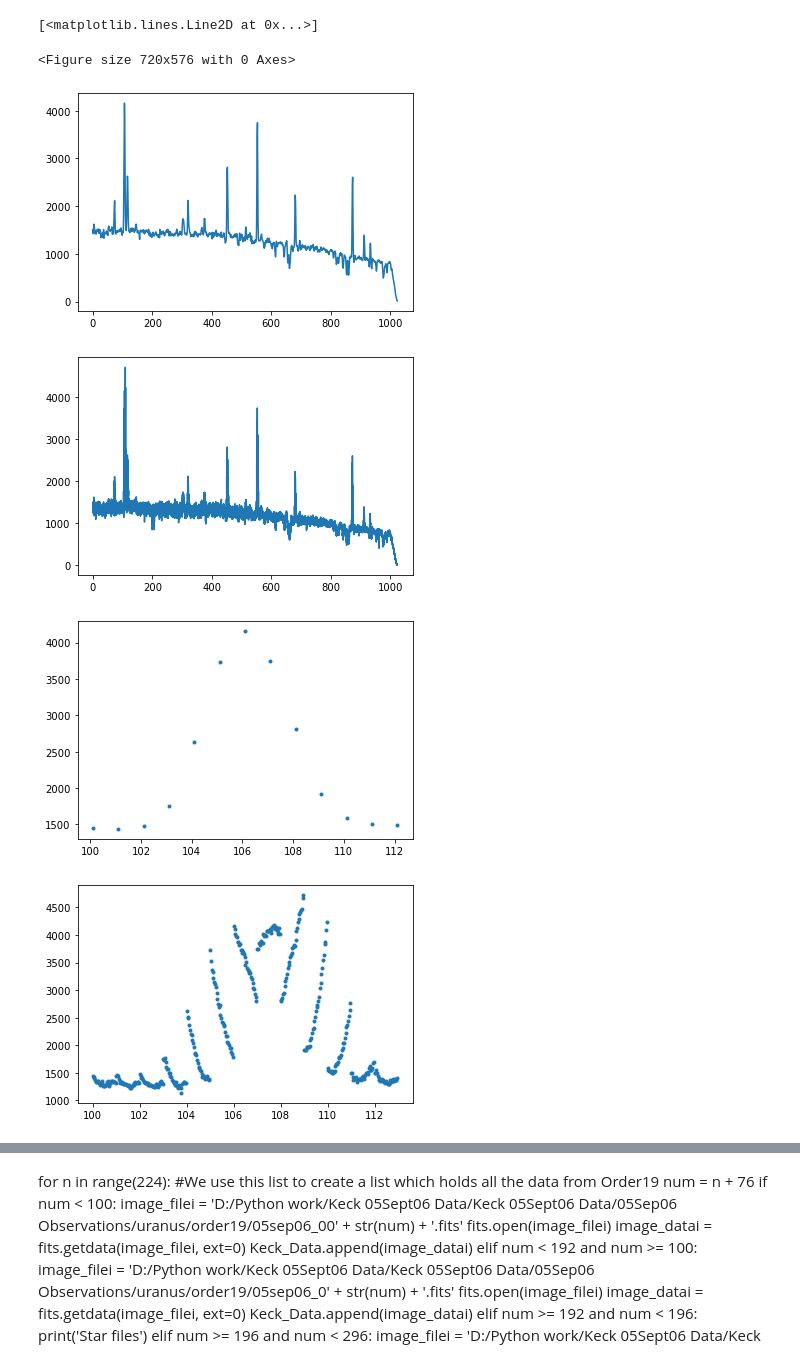
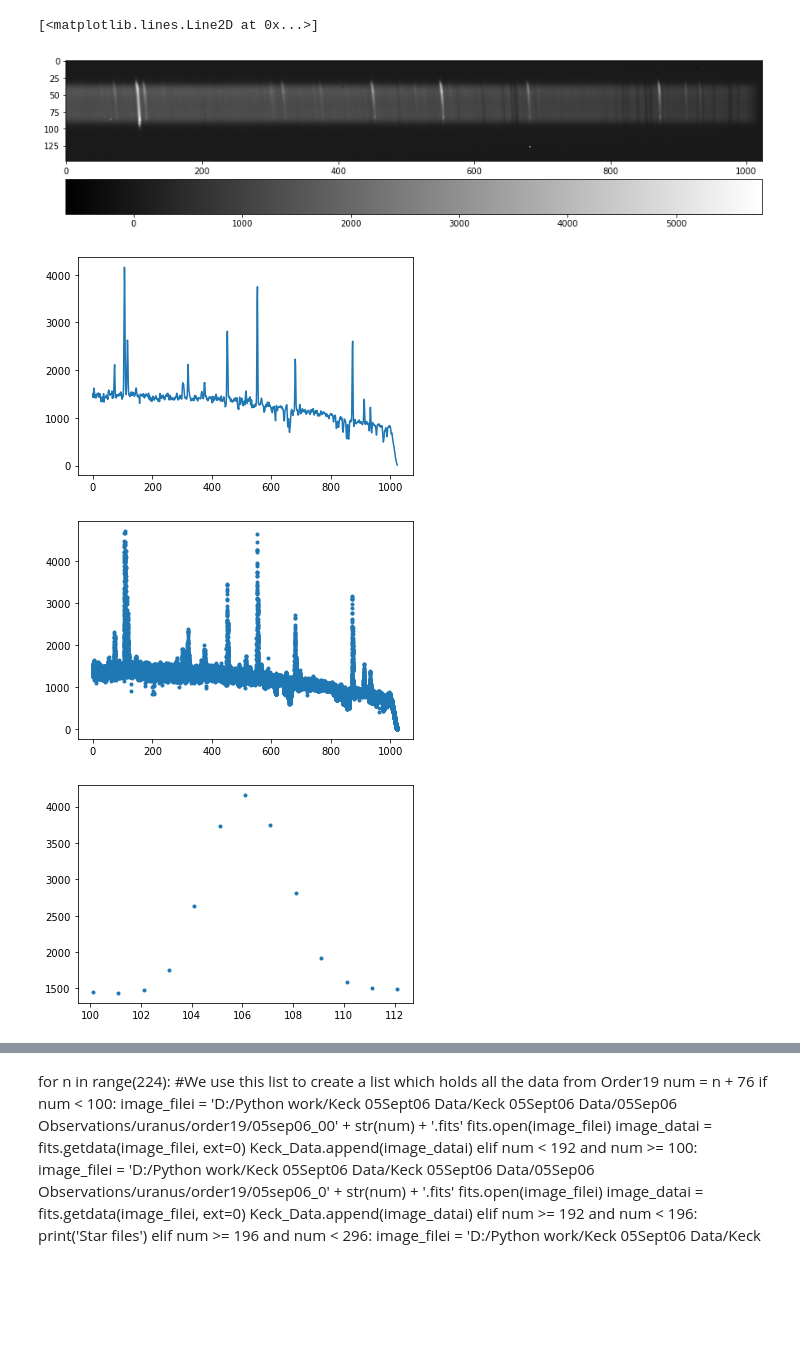
Before and after one commit to ruoyanwangdr/Dynamics-of-Jovian-Infrared-Auroral-Ionosphere-and-Thermosphere, a Jupyter notebook: h3p.ipynb, the cells around one changed output, grey strips where cells are left out. Cells and saved outputs as stored; diff of their text form; code cells hidden in the pictures; blank space fills up the shorter version.

```diff
--- a/h3p.ipynb
+++ b/h3p.ipynb
@@ -27,7 +27,7 @@ for i in range(filesize):
         break
 nirspec7_data_array = np.array(nirspec7_data)
 
-# sky 51, 59; obect 52 to 58
+# sky 51, 59; object 52 to 58
 data51 = nirspec7_data_array[29] # sky
 data53 = nirspec7_data_array[31] # object
 
@@ -35,43 +35,42 @@ data53 = nirspec7_data_array[31] # object
 subtracted = data53 - data51
 
 # show reduced fits
-plt.figure(figsize=(10,8))
-#plt.imshow(subtracted)
-#plt.colorbar(orientation='horizontal', pad=0.05)
+plt.figure(figsize=(15,8))
+plt.imshow(subtracted, cmap='gist_gray')
+plt.colorbar(orientation='horizontal', pad=0.05)
 
 # load waverange
 waverange = fits.open(filepath + 'waverange.fits', ignore_missing_end=True)[0].data
 
 
 # plot cropped slit
 pixel = np.linspace(0, 1024, 1024)
 selected_slit = subtracted[50]
 
 plt.figure()
 plt.plot(pixel, selected_slit)
 
 # Obtain more slits
-multi_slit = subtracted[50:80]
+multi_slit = subtracted[45:80,]
 multi_pixel = np.linspace(0, 1024, 1024*len(multi_slit))
 flattened_slit = np.ravel(multi_slit.T)
 
 plt.figure()
-plt.plot(multi_pixel, flattened_slit)
+plt.plot(multi_pixel, flattened_slit, '.')
 
 # select certain waverange/pixel
 #index = np.where((waverange>2.1216) & (waverange<2.12197))
 index = np.where((pixel>100)*(pixel<113))
 multi_index = np.where((multi_pixel>100)*(multi_pixel<113))
 
 # plot slit with selected waverange/pixel
 plt.figure()
 plt.plot(pixel[index], selected_slit[index],'.')
 plt.figure()
 plt.plot(multi_pixel[multi_index], flattened_slit[multi_index],'.')
 # %% [output]
 [<matplotlib.lines.Line2D at 0x...>]
-<Figure size 720x576 with 0 Axes>
-[figure, old version]
+[figure, new version]
-[figure, old version]
+[figure, new version]
-[figure, old version]
+[figure, new version]
-[figure, old version]
+[figure, new version]
```
Also changed, not shown: parts of 2 cells of this notebook.
